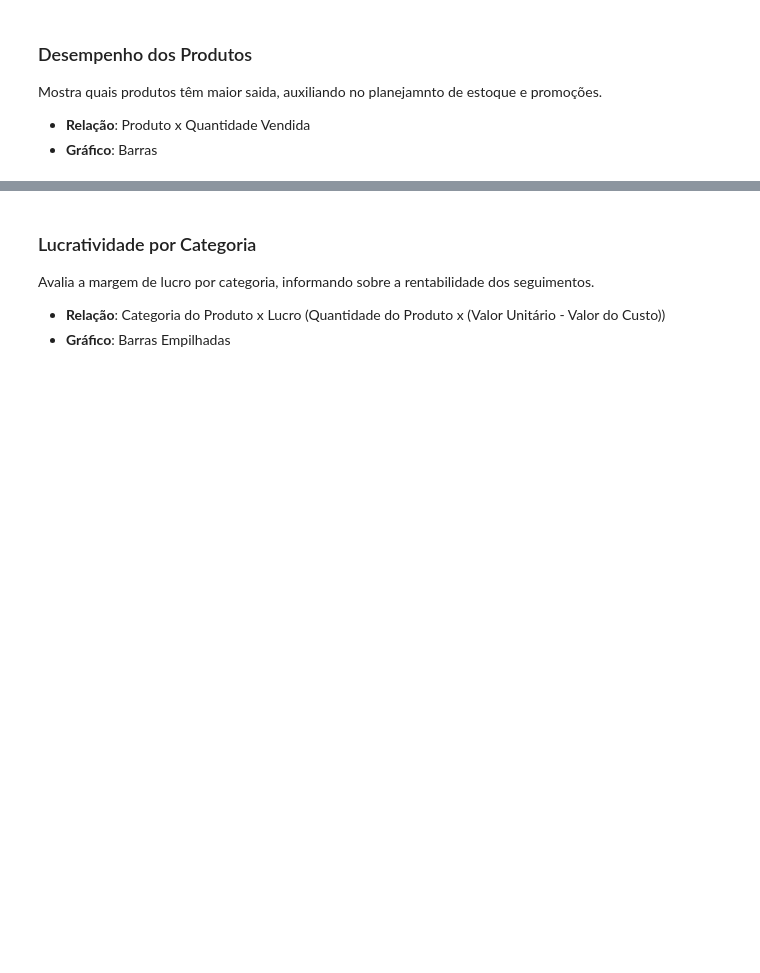
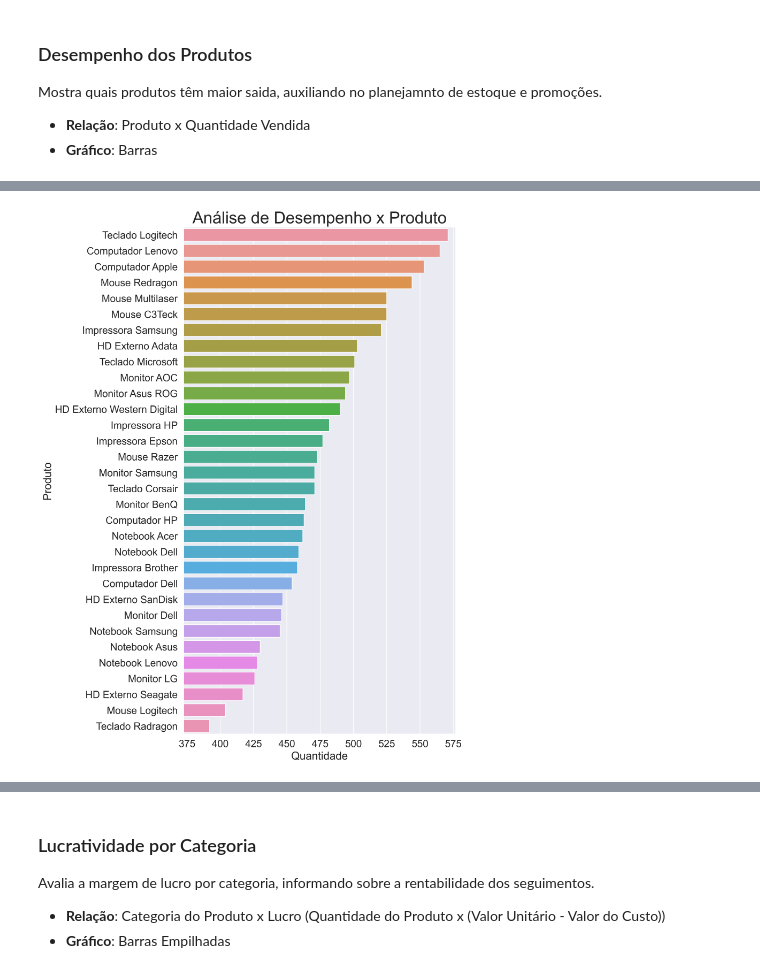
Before and after one commit to willianjcampos/vgsales, a Jupyter notebook: sempre_bem_ti/analise.ipynb, the cells around one changed output, grey strips where cells are left out. Cells and saved outputs as stored; diff of their text form; code cells hidden in the pictures; blank space fills up the shorter version.

```diff
--- a/sempre_bem_ti/analise.ipynb
+++ b/sempre_bem_ti/analise.ipynb
@@ -84,6 +253,10 @@ gfg.set_xticklabels(gfg.get_xticklabels(), rotation=90);
 # %%
 # Seaborn 2
-gfg = sns.barplot(desempenho_produto, x="Quantidade", y="Produto")
-gfg.set_xlim(desempenho_produto_minimo, desempenho_produto_maximo)
+fig, gfg = plt.subplots(figsize=(8, 15), dpi=300)
+gfg = sns.barplot(data=desempenho_produto, x="Quantidade", y="Produto")
+gfg.set_title(titulo, fontsize=27)
+gfg.set_xlim(desempenho_produto_minimo, desempenho_produto_maximo);
+# %% [output]
+[figure, added]
 # %%
 # Plotly Express 1
```
Also changed, not shown: parts of 32 cells of this notebook, 2 other files.
